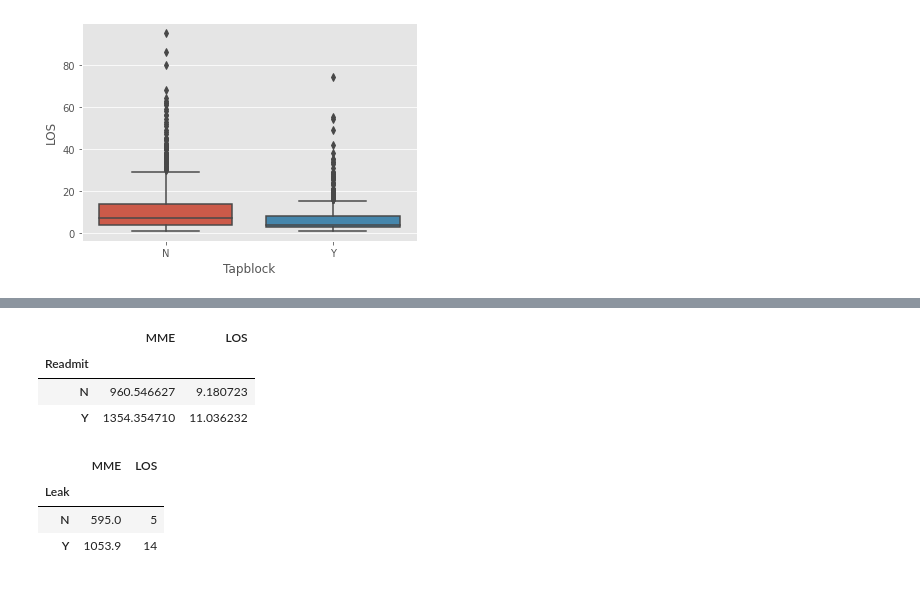
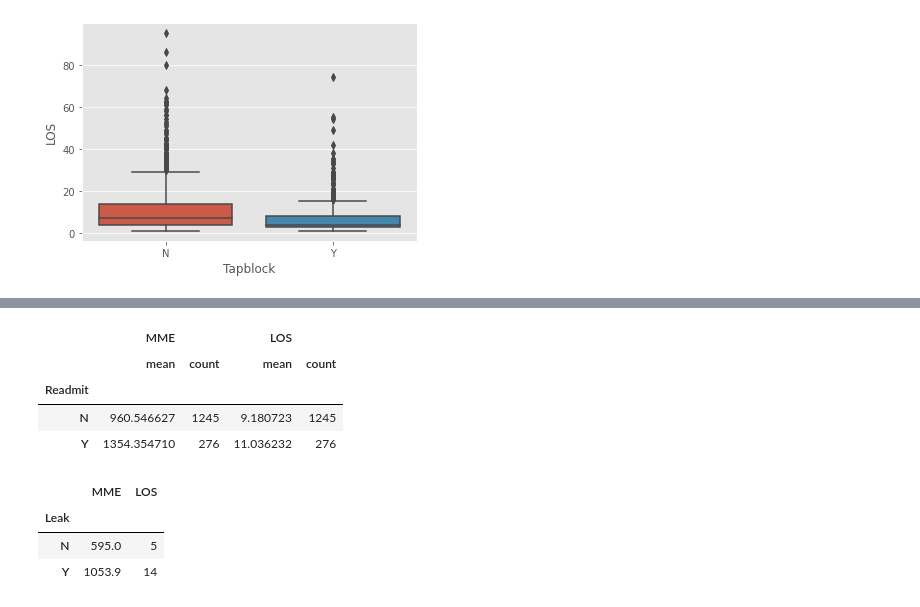
Before and after one commit to blessjal/practicums, a Jupyter notebook: new_eras_analysis.ipynb, the cells around one changed output, grey strips where cells are left out. Saved outputs shown, nothing was run; the diff lists cells and outputs as text; code cells hidden in the pictures.

```diff
--- a/new_eras_analysis.ipynb
+++ b/new_eras_analysis.ipynb
@@ -243,3 +248,5 @@ sns.boxplot(data=df_yearly, x='Tapblock', y='LOS')
 # %% [output]
 <matplotlib.axes._subplots.AxesSubplot at 0x...>
 [figure]
+# %%
+df_yearly['log_MME'] = np.log(df_yearly.MME)
@@ -251,10 +273,12 @@ sns.boxplot(data=df_yearly, x='Tapblock', y='MME')
 # %%
-df_yearly.groupby('Readmit').aggfunc(['mean', 'count'])
+
+df_yearly.groupby('Readmit').agg(['mean', 'count'])
 # %% [output]
-|  | MME | LOS |
-| Readmit |  |  |
-| N | 960.546627 | 9.180723 |
-| Y | 1354.354710 | 11.036232 |
+|  | MME |  | LOS |  |
+|  | mean | count | mean | count |
+| Readmit |  |  |  |  |
+| N | 960.546627 | 1245 | 9.180723 | 1245 |
+| Y | 1354.354710 | 276 | 11.036232 | 276 |
 # %%
 df_yearly.groupby('Leak').median()
 # %% [output]
```
Also changed, not shown: parts of 8 cells of this notebook.
